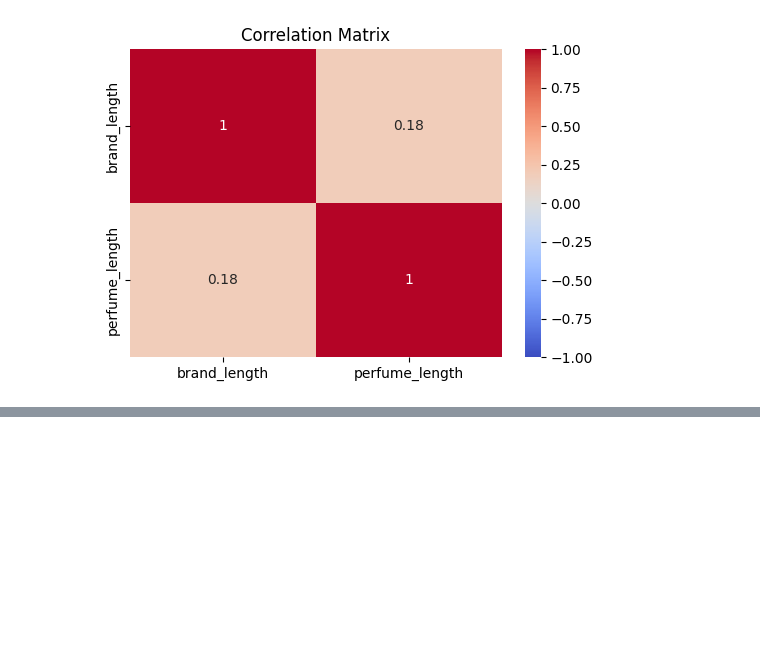
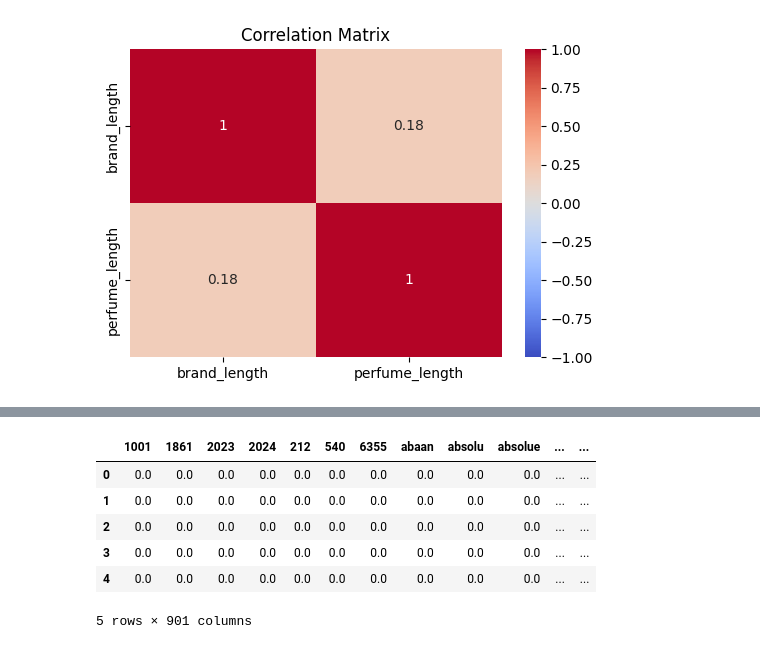
Before and after one commit to EfrantEmmanuelG/71230973-Tugas1, a Jupyter notebook: eda-parfume-efrant-71230973.ipynb, the cells around one changed output, grey strips where cells are left out. Saved outputs shown, nothing was run; the diff lists cells and outputs as text; code cells hidden in the pictures; blank space fills up the shorter version.

```diff
--- a/eda-parfume-efrant-71230973.ipynb
+++ b/eda-parfume-efrant-71230973.ipynb
@@ -183,0 +292,17 @@ plt.show()
+# %%
+from sklearn.feature_extraction.text import TfidfVectorizer
+
+tfidf = TfidfVectorizer(max_features=1000)
+X_tfidf = tfidf.fit_transform(df['clean_text'])
+
+tfidf_df = pd.DataFrame(X_tfidf.toarray(), columns=tfidf.get_feature_names_out())
+
+tfidf_df.head()
+# %% [output]
+|  | 1001 | 1861 | 2023 | 2024 | 212 | 540 | 6355 | abaan | absolu | absolue | ... | ... |
+| 0 | 0.0 | 0.0 | 0.0 | 0.0 | 0.0 | 0.0 | 0.0 | 0.0 | 0.0 | 0.0 | ... | ... |
+| 1 | 0.0 | 0.0 | 0.0 | 0.0 | 0.0 | 0.0 | 0.0 | 0.0 | 0.0 | 0.0 | ... | ... |
+| 2 | 0.0 | 0.0 | 0.0 | 0.0 | 0.0 | 0.0 | 0.0 | 0.0 | 0.0 | 0.0 | ... | ... |
+| 3 | 0.0 | 0.0 | 0.0 | 0.0 | 0.0 | 0.0 | 0.0 | 0.0 | 0.0 | 0.0 | ... | ... |
+| 4 | 0.0 | 0.0 | 0.0 | 0.0 | 0.0 | 0.0 | 0.0 | 0.0 | 0.0 | 0.0 | ... | ... |
+5 rows × 901 columns
```
Also changed, not shown: parts of 6 cells of this notebook.
